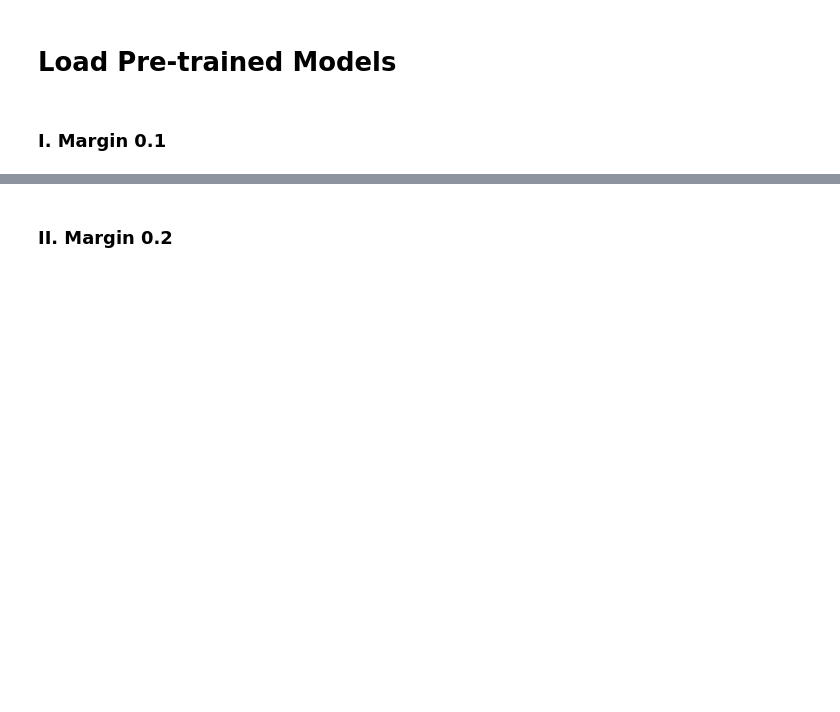
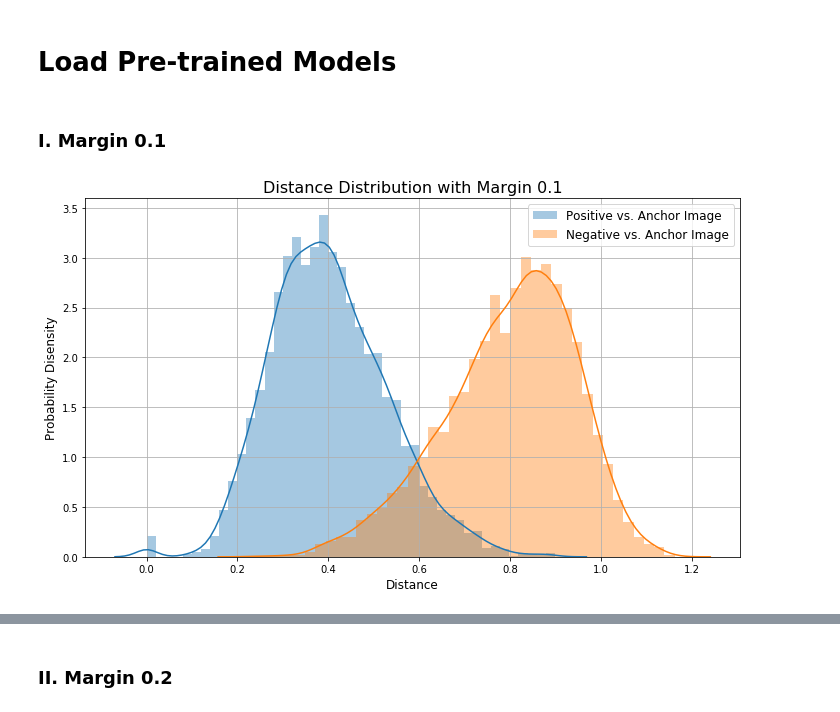
Before and after one commit to JifuZhao/face-verification, a Jupyter notebook: 4. FaceNet Performance Visualization.ipynb, the cells around one changed output, grey strips where cells are left out. Cells and saved outputs as stored; diff of their text form; code cells hidden in the pictures; blank space fills up the shorter version.

Commit message:
finish margin 0.1

```diff
--- a/4. FaceNet Performance Visualization.ipynb
+++ b/4. FaceNet Performance Visualization.ipynb
@@ -80,7 +81,7 @@ for i in range(size // 100):
     negative_imgs[i*100: (i+1)*100] = images[2]
 # %%
 # load pre-trained model
-filepath = './models/margin-02-20180801-0231/facenet-model.h5'
+filepath = './models/facenet-margin-01-final.h5'
 model = load_model(filepath=filepath, custom_objects={'tf': tf})
 
 # make predictions
@@ -91,14 +92,23 @@ negative_vec = model.predict(negative_imgs)
 # calcualte the distance
 pair_distance = np.sqrt(np.sum(np.square(positive_vec - anchor_vec), axis=1))
 diff_distance = np.sqrt(np.sum(np.square(negative_vec - anchor_vec), axis=1))
+
+# save to disk
+np.save('./results/margin-01-final-anchor-positive-distance.npy', pair_distance)
+np.save('./results/margin-01-final-anchor-negative-distance.npy', diff_distance)
+
+_ = gc.collect()
 # %%
 # visualization
-fig, ax = plt.subplots(figsize=(12, 6))
+fig, ax = plt.subplots(figsize=(10, 6))
 sns.distplot(pair_distance, label='Positive vs. Anchor Image', ax=ax)
 sns.distplot(diff_distance, label='Negative vs. Anchor Image', ax=ax)
-ax.set_title('Distance Distribution with Margin 0.2', fontsize=16)
+ax.set_title('Distance Distribution with Margin 0.1', fontsize=16)
 ax.set_xlabel('Distance', fontsize=12)
 ax.set_ylabel('Probability Disensity', fontsize=12)
 ax.legend(fontsize=12)
+ax.grid(True)
 plt.tight_layout()
 plt.show()
+# %% [output]
+[figure, added]
```
Also changed, not shown: parts of 19 cells of this notebook, 10 other files.
